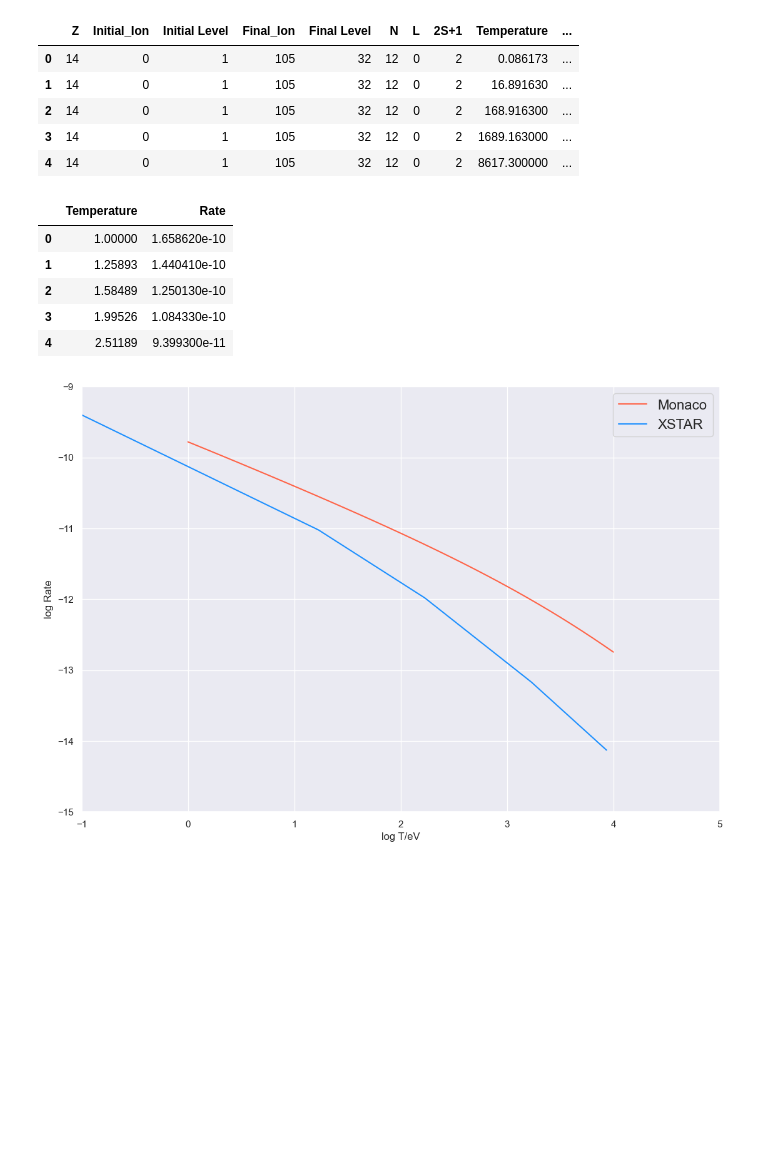
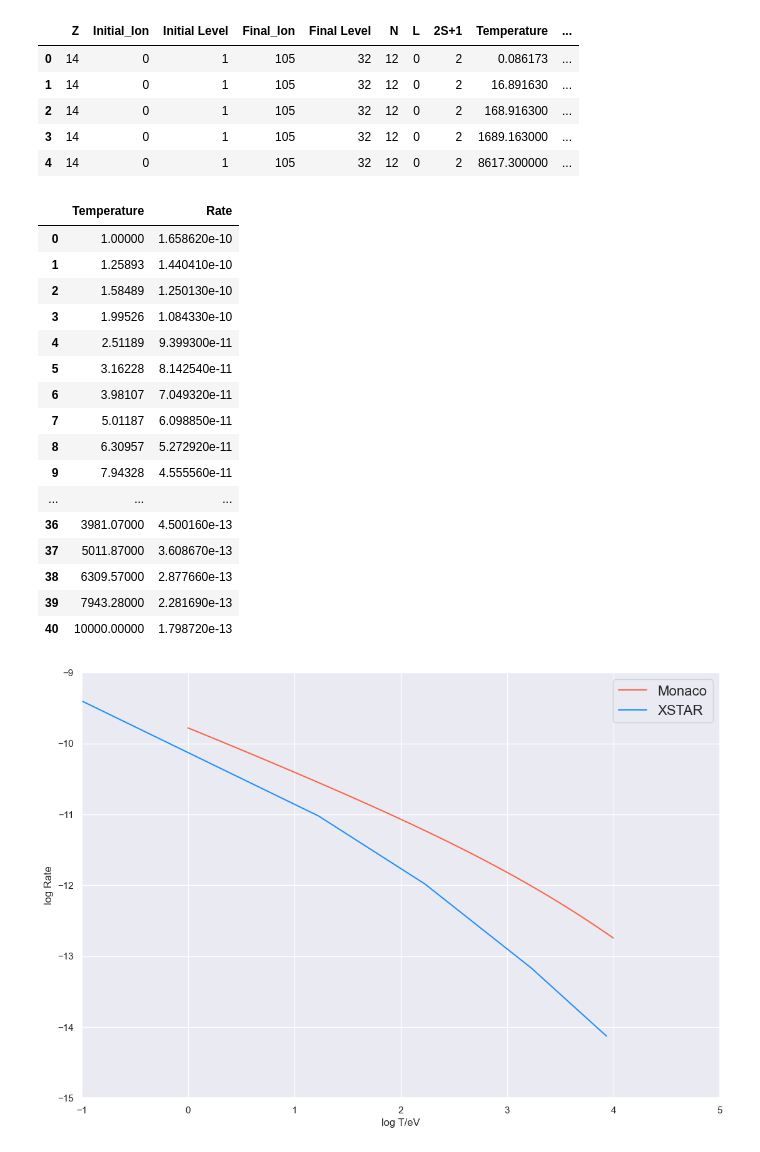
Before and after one commit to AtsushiTanimoto/AtomicDatabase, a Jupyter notebook: comparison.ipynb, the cells around one changed output. Drawn from its saved outputs; the diff is of its cells as text; code cells hidden in the pictures; blank space fills up the shorter version.

```diff
--- a/comparison.ipynb
+++ b/comparison.ipynb
@@ -251,22 +251,33 @@ Si01_Recombination_xstar
 # %%
 Temperature = []
 Rate        = []
 
 with open("/Users/tanimoto/github/atomicdatabase/database/monaco/Si/Si01.rates") as file:
     for line in file.readlines():
         line         = line.split()
         Temperature += [float(line[1])]
         Rate        += [float(line[2])]
 
-Si01_Recombination_monaco = DataFrame({"Temperature":Temperature, "Rate":Rate})
-Si01_Recombination_monaco
+Monaco_Si01_Recombination = DataFrame({"Temperature":Temperature, "Rate":Rate})
+Monaco_Si01_Recombination
 # %% [output]
 |  | Temperature | Rate |
 | 0 | 1.00000 | 1.658620e-10 |
 | 1 | 1.25893 | 1.440410e-10 |
 | 2 | 1.58489 | 1.250130e-10 |
 | 3 | 1.99526 | 1.084330e-10 |
 | 4 | 2.51189 | 9.399300e-11 |
+| 5 | 3.16228 | 8.142540e-11 |
+| 6 | 3.98107 | 7.049320e-11 |
+| 7 | 5.01187 | 6.098850e-11 |
+| 8 | 6.30957 | 5.272920e-11 |
+| 9 | 7.94328 | 4.555560e-11 |
+| ... | ... | ... |
+| 36 | 3981.07000 | 4.500160e-13 |
+| 37 | 5011.87000 | 3.608670e-13 |
+| 38 | 6309.57000 | 2.877660e-13 |
+| 39 | 7943.28000 | 2.281690e-13 |
+| 40 | 10000.00000 | 1.798720e-13 |
 # %%
 fi     = figure(figsize=(12,8),dpi=100)
 subplots_adjust(left=0.10, bottom=0.10, right=0.95, top=0.95)
```
Also changed, not shown: parts of 3 cells of this notebook.
